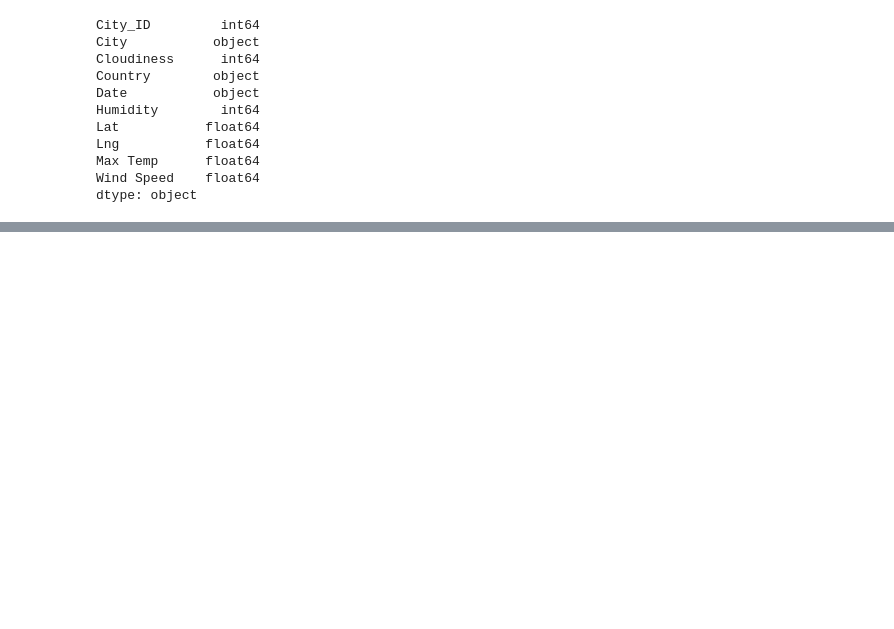
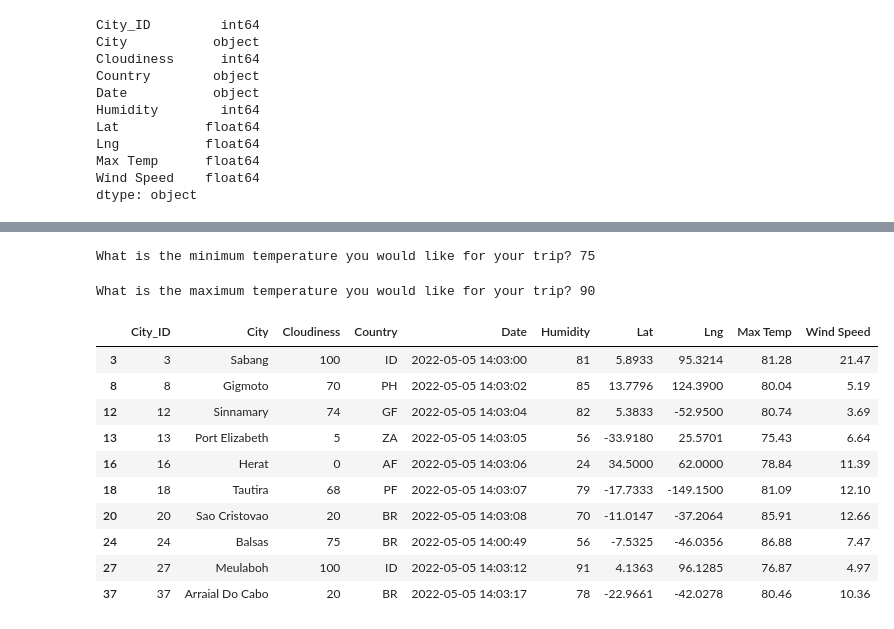
Before and after one commit to JaimeStarling/World_Weather_Analysis, a Jupyter notebook: WeatherPy.ipynb, the cells around one changed output, grey strips where cells are left out. Saved outputs shown, nothing was run; the diff lists cells and outputs as text; code cells hidden in the pictures; blank space fills up the shorter version.

```diff
--- a/WeatherPy.ipynb
+++ b/WeatherPy.ipynb
@@ -537,0 +540,27 @@ fig
+# %%
+# 6.5.3
+# Ask the customer to add a minimum and maximum temperature value.
+min_temp = float(input("What is the minimum temperature you would like for your trip? "))
+# %% [output]
+What is the minimum temperature you would like for your trip? 75
+# %%
+max_temp = float(input("What is the maximum temperature you would like for your trip? "))
+# %% [output]
+What is the maximum temperature you would like for your trip? 90
+# %%
+# Filter the dataset to find the cities that fit the criteria.
+preferred_cities_df = city_data_df.loc[(city_data_df["Max Temp"] <= max_temp) & \
+                                       (city_data_df["Max Temp"] >= min_temp)]
+preferred_cities_df.head(10)
+# %% [output]
+|  | City_ID | City | Cloudiness | Country | Date | Humidity | Lat | Lng | Max Temp | Wind Speed |
+| 3 | 3 | Sabang | 100 | ID | 2022-05-05 14:03:00 | 81 | 5.8933 | 95.3214 | 81.28 | 21.47 |
+| 8 | 8 | Gigmoto | 70 | PH | 2022-05-05 14:03:02 | 85 | 13.7796 | 124.3900 | 80.04 | 5.19 |
+| 12 | 12 | Sinnamary | 74 | GF | 2022-05-05 14:03:04 | 82 | 5.3833 | -52.9500 | 80.74 | 3.69 |
+| 13 | 13 | Port Elizabeth | 5 | ZA | 2022-05-05 14:03:05 | 56 | -33.9180 | 25.5701 | 75.43 | 6.64 |
+| 16 | 16 | Herat | 0 | AF | 2022-05-05 14:03:06 | 24 | 34.5000 | 62.0000 | 78.84 | 11.39 |
+| 18 | 18 | Tautira | 68 | PF | 2022-05-05 14:03:07 | 79 | -17.7333 | -149.1500 | 81.09 | 12.10 |
+| 20 | 20 | Sao Cristovao | 20 | BR | 2022-05-05 14:03:08 | 70 | -11.0147 | -37.2064 | 85.91 | 12.66 |
+| 24 | 24 | Balsas | 75 | BR | 2022-05-05 14:00:49 | 56 | -7.5325 | -46.0356 | 86.88 | 7.47 |
+| 27 | 27 | Meulaboh | 100 | ID | 2022-05-05 14:03:12 | 91 | 4.1363 | 96.1285 | 76.87 | 4.97 |
+| 37 | 37 | Arraial Do Cabo | 20 | BR | 2022-05-05 14:03:17 | 78 | -22.9661 | -42.0278 | 80.46 | 10.36 |
```
Also changed, not shown: parts of 36 cells of this notebook.
